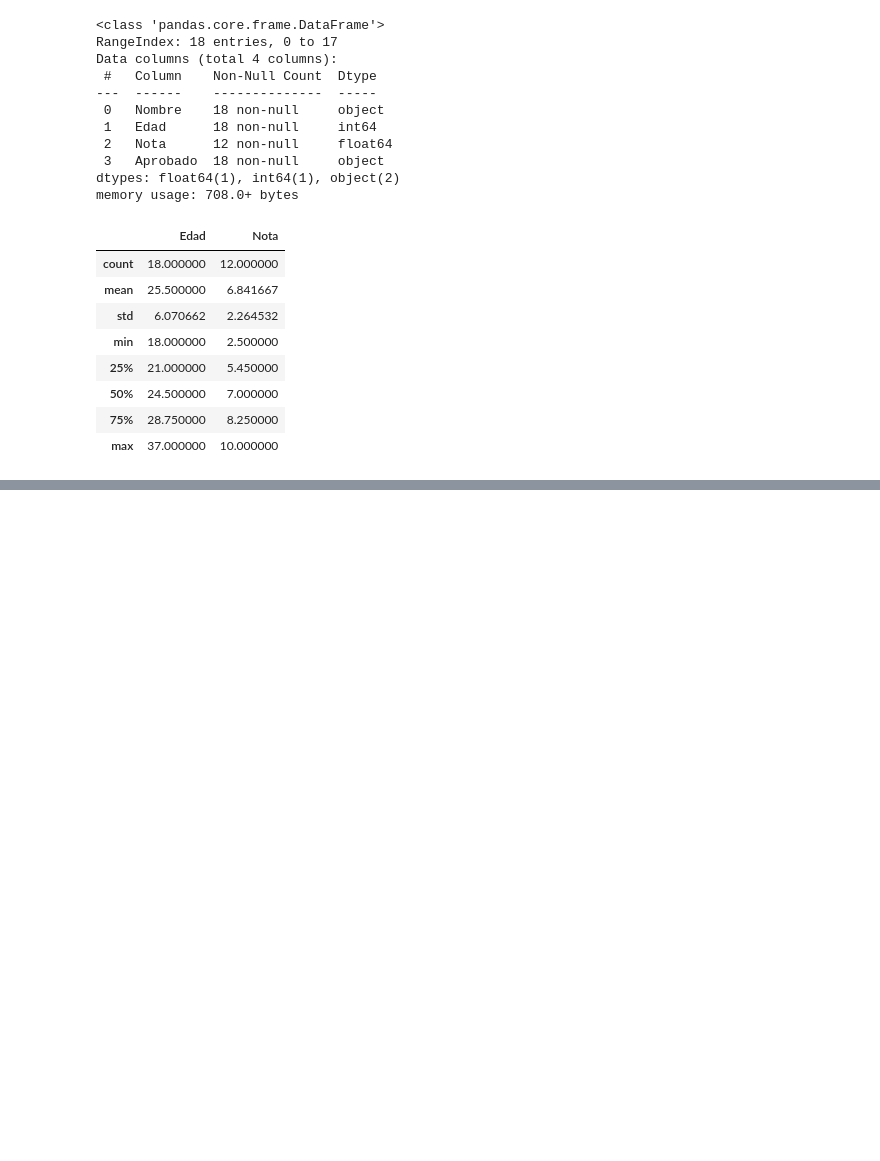
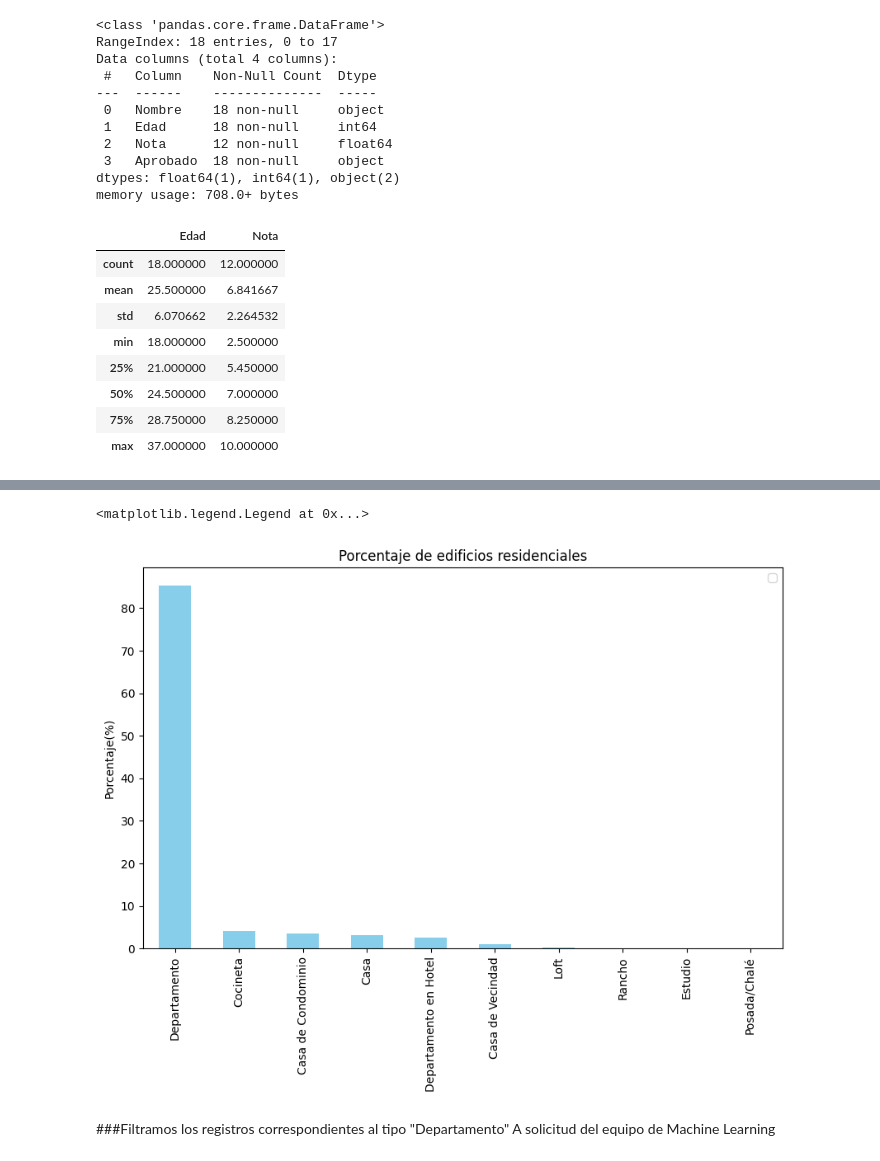
Before and after one commit to JLuceroVasquez/pandas-conociendo-la-biblioteca, a Jupyter notebook: inmuebles_cdmx.ipynb, the cells around one changed output, grey strips where cells are left out. Drawn from its saved outputs; the diff is of its cells as text; code cells hidden in the pictures; blank space fills up the shorter version.

```diff
--- a/inmuebles_cdmx.ipynb
+++ b/inmuebles_cdmx.ipynb
@@ -166,0 +273,7 @@ proyecto.describe()
+# %%
+#Se realizó el conteo por tipo de edificio residencial, generando una serie de Pandas.
+serie_tiporesidencial_conteo = datos_residencial.Tipo.value_counts()
+
+#Se obtuvo el porcentaje por tipo de edificio residencia, con el parametro Normalize.
+serie_tiporesidencial_porcentaje = datos_residencial.Tipo.value_counts(normalize=True)*100
+serie_tiporesidencial_porcentaje
@@ -166,0 +294,16 @@ proyecto.describe()
+# %%
+#Se convierte la serie en un dataframe para generar su gráfico.
+df_tiporesidencial_porcentaje = serie_tiporesidencial_porcentaje.to_frame()
+
+#Se grafica el porcentaje por tipo de edificio residencial en barras.
+eje_residencial_porcentaje = df_tiporesidencial_porcentaje.plot(kind='bar',figsize=(10,6),
+                                          title='Porcentaje de edificios residenciales',
+                                          ylabel='Porcentaje(%)', color='skyblue')
+eje_residencial_porcentaje.set_xlabel('')
+eje_residencial_porcentaje.legend('')
+# %% [output]
+<matplotlib.legend.Legend at 0x...>
+[figure, added]
+# %% [markdown]
+###Filtramos los registros correspondientes al tipo "Departamento"
+A solicitud del equipo de Machine Learning
```
Also changed, not shown: parts of 49 cells of this notebook.
